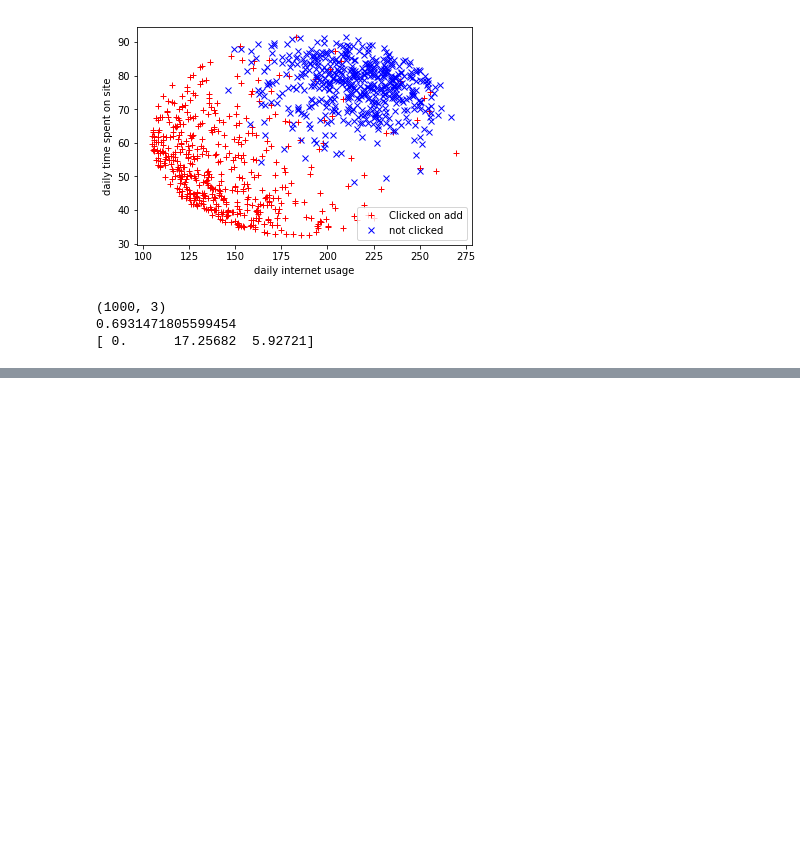
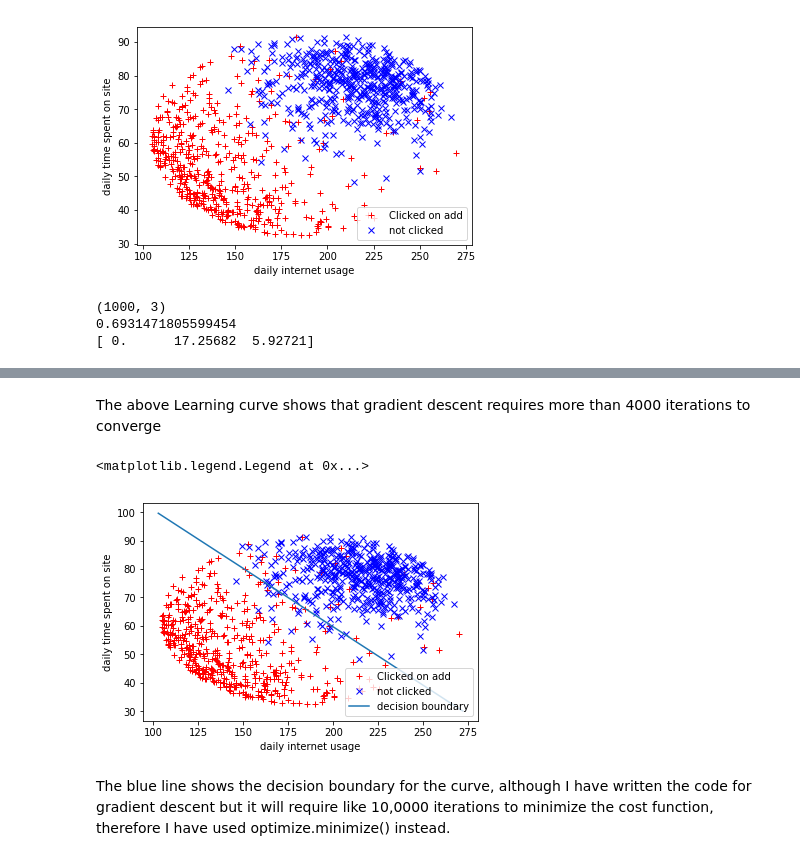
Before and after one commit to iamdeepti/ml-algorithms, a Jupyter notebook: LogisticRegression.ipynb, the cells around one changed output, grey strips where cells are left out. Cells and saved outputs as stored; diff of their text form; code cells hidden in the pictures; blank space fills up the shorter version.

Commit message:
resolve error in optimize.minimize()

```diff
--- a/LogisticRegression.ipynb
+++ b/LogisticRegression.ipynb
@@ -118,10 +161,24 @@ pyplot.plot(np.arange(1,num_iters+1),J_history)
+# %% [markdown]
+<p> The above Learning curve shows that gradient descent requires more than 4000 iterations to converge
 # %%
 pos = Y==1
 neg = Y==0
 
 pyplot.plot(X[pos,1],X[pos,2],"r+")
 pyplot.plot(X[neg,1],X[neg,2],"bx")
 pyplot.xlabel("daily internet usage")
 pyplot.ylabel("daily time spent on site")
-pyplot.legend(['Clicked on add','not clicked'])
-pyplot.plot()
+ # Only need 2 points to define a line, so choose two endpoints
+plot_x = np.array([np.min(X[:, 1]) - 2, np.max(X[:, 1]) + 2])
+
+        # Calculate the decision boundary line
+plot_y = (-1. / theta[2]) * (theta[1] * plot_x + theta[0])
+
+        # Plot, and adjust axes for better viewing
+pyplot.plot(plot_x, plot_y)
+pyplot.legend(['Clicked on add','not clicked','decision boundary'])
+# %% [output]
+<matplotlib.legend.Legend at 0x...>
+[figure, added]
+# %% [markdown]
+<p> The blue line shows the decision boundary for the curve, although I have written the code for gradient descent but it will require like 10,0000 iterations to minimize the cost function, therefore I have used optimize.minimize() instead. </p>
```
Also changed, not shown: parts of 7 cells of this notebook.
